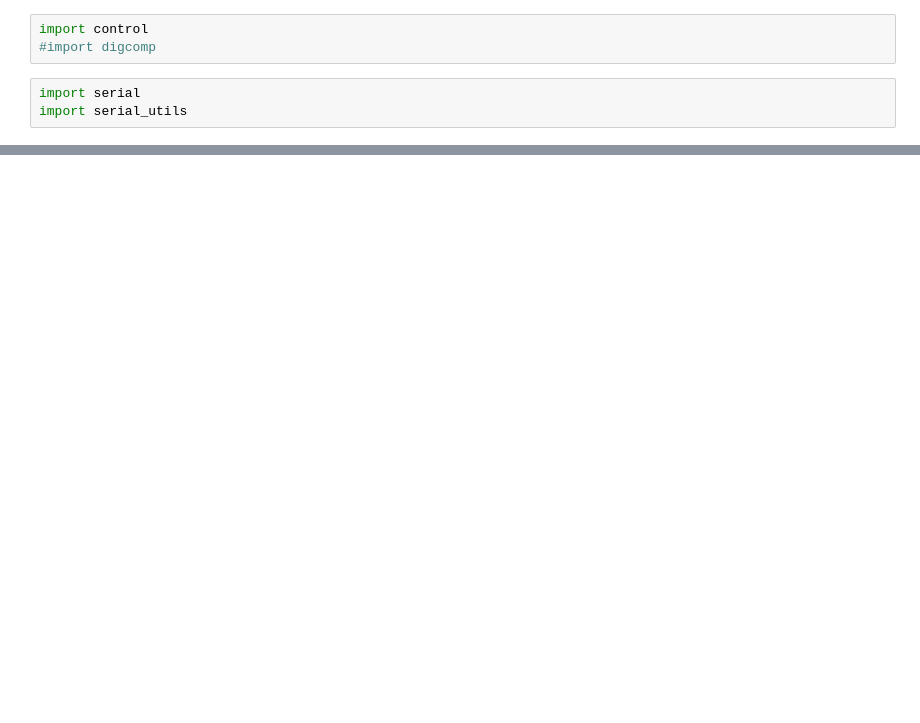
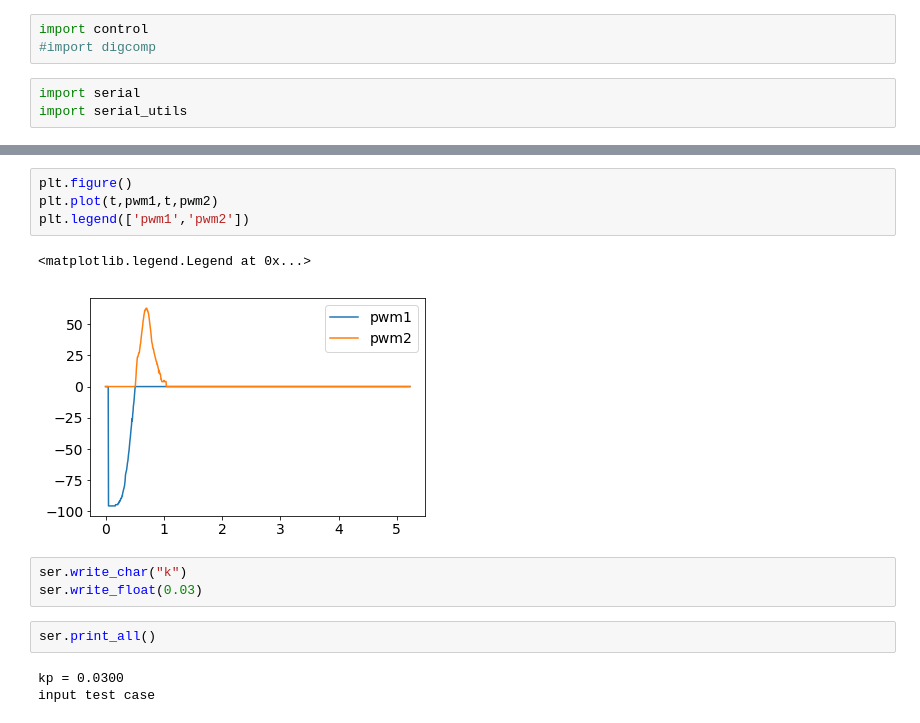
Before and after one commit to ryanGT/SBR_git, a Jupyter notebook: run_line_follower_test.ipynb, the cells around one changed output, grey strips where cells are left out. Drawn from its saved outputs; the diff is of its cells as text; blank space fills up the shorter version.

```diff
--- a/run_line_follower_test.ipynb
+++ b/run_line_follower_test.ipynb
@@ -252,0 +112,15 @@ myplotter.save_data(pat2)
+# %%
+plt.figure()
+plt.plot(t,pwm1,t,pwm2)
+plt.legend(['pwm1','pwm2'])
+# %% [output]
+<matplotlib.legend.Legend at 0x...>
+[figure, added]
+# %%
+ser.write_char("k")
+ser.write_float(0.03)
+# %%
+ser.print_all()
+# %% [output]
+kp = 0.0300
+input test case
```
Also changed, not shown: parts of 32 cells of this notebook.
